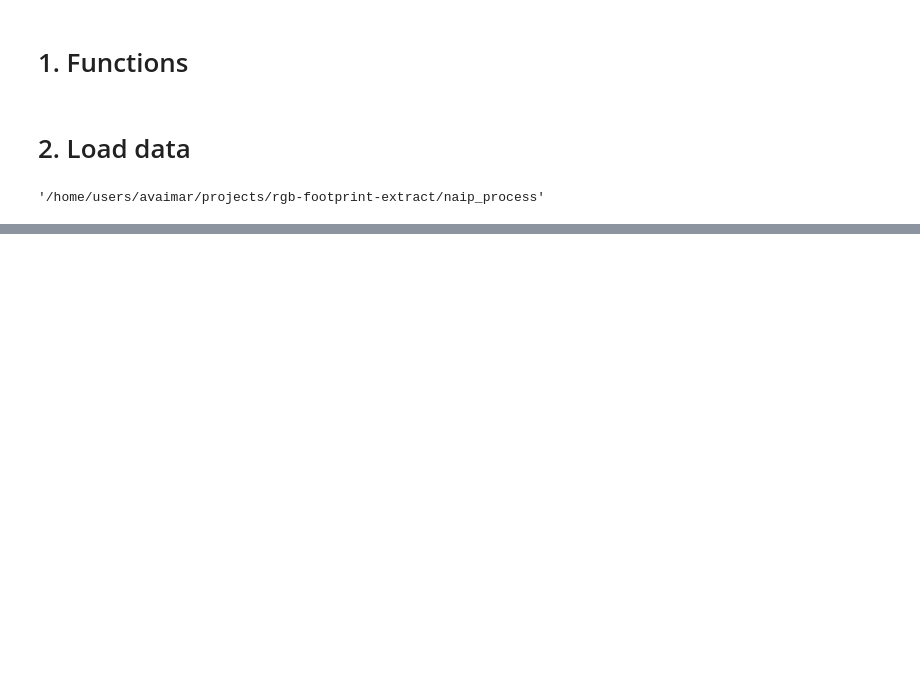
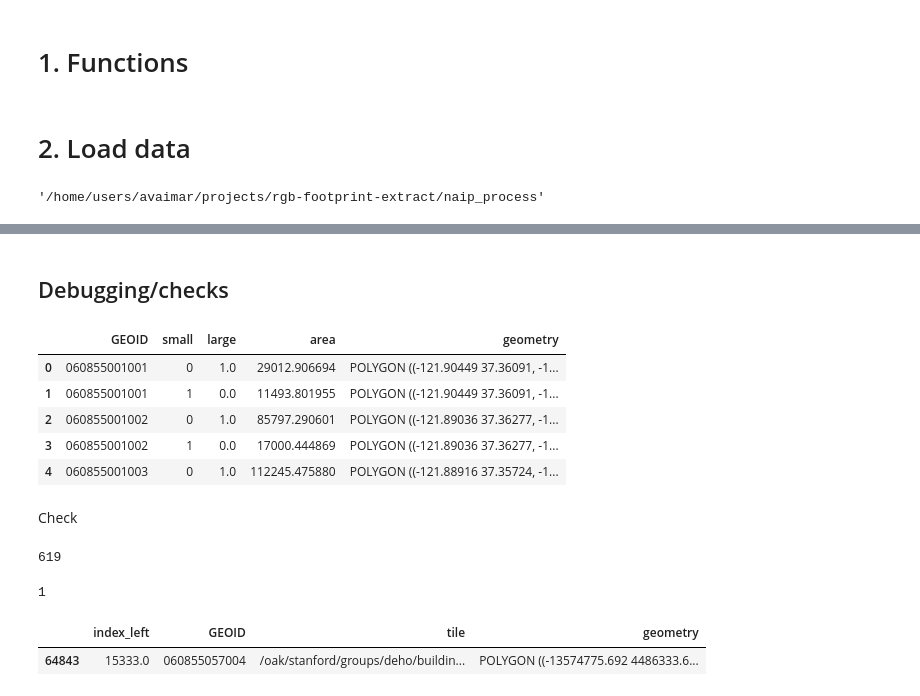
Before and after one commit to aatifjiwani/rgb-footprint-extract, a Jupyter notebook: naip_process/CBG-level Inference.ipynb, the cells around one changed output, grey strips where cells are left out. Drawn from its saved outputs; the diff is of its cells as text; code cells hidden in the pictures; blank space fills up the shorter version.

```diff
--- a/naip_process/CBG-level Inference.ipynb
+++ b/naip_process/CBG-level Inference.ipynb
@@ -108,7 +108,8 @@ def process_buildings(building_footprints, zoning, sj_crs, verbose=True):
     # Remove predictions on roads
     if verbose:
         print('[INFO] Processing: Removing predictions on roads')
-    building_footprints = gpd.clip(building_footprints, zoning)
+    if len(building_footprints) > 0:
+        building_footprints = gpd.clip(building_footprints, zoning)
 
     return building_footprints
 # %%
@@ -353,0 +339,13 @@ plt.show()
+# %% [markdown]
+## Debugging/checks
+# %%
+cbg_footprints.head()
+# %% [output]
+|  | GEOID | small | large | area | geometry |
+| 0 | 060855001001 | 0 | 1.0 | 29012.906694 | POLYGON ((-121.90449 37.36091, -1... |
+| 1 | 060855001001 | 1 | 0.0 | 11493.801955 | POLYGON ((-121.90449 37.36091, -1... |
+| 2 | 060855001002 | 0 | 1.0 | 85797.290601 | POLYGON ((-121.89036 37.36277, -1... |
+| 3 | 060855001002 | 1 | 0.0 | 17000.444869 | POLYGON ((-121.89036 37.36277, -1... |
+| 4 | 060855001003 | 0 | 1.0 | 112245.475880 | POLYGON ((-121.88916 37.35724, -1... |
+# %% [markdown]
+Check
@@ -353,0 +361,4 @@ plt.show()
+# %%
+len(building_footprints.GEOID.unique())
+# %% [output]
+619
@@ -353,0 +367,9 @@ plt.show()
+# %%
+print(len(building_footprints_cbg))
+# %% [output]
+1
+# %%
+building_footprints_cbg
+# %% [output]
+|  | index_left | GEOID | tile | geometry |
+| 64843 | 15333.0 | 060855057004 | /oak/stanford/groups/deho/buildin... | POLYGON ((-13574775.692 4486333.6... |
```
Also changed, not shown: parts of 35 cells of this notebook.
